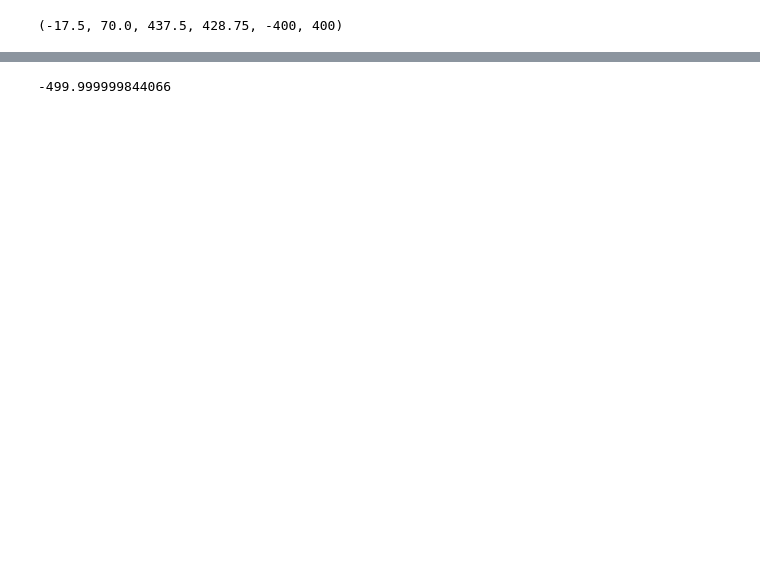
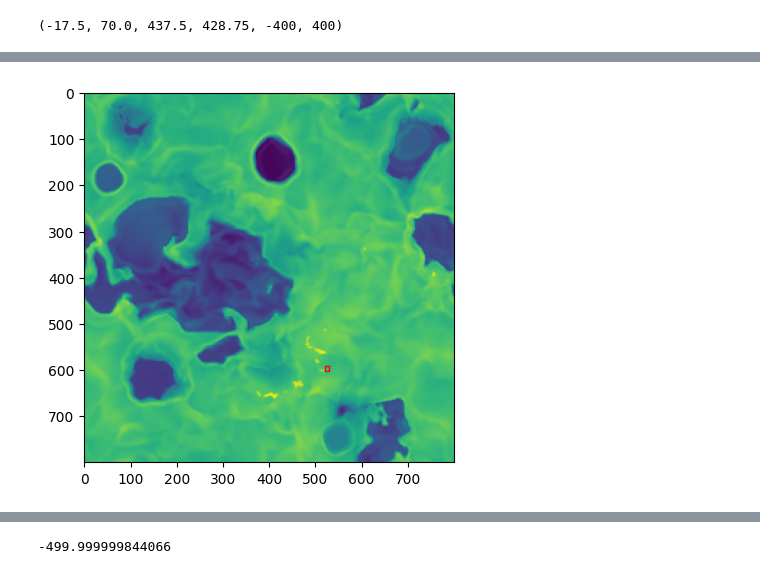
Before and after one commit to Joycelyn-Chen/Astro-Phase-Diagram, a Jupyter notebook: Scripts/tracing_SN_events.ipynb, the cells around one changed output, grey strips where cells are left out. Cells and saved outputs as stored; diff of their text form; code cells hidden in the pictures; blank space fills up the shorter version.

Commit message:
identified an explosion case, find it bizarre to not be within the low density region

```diff
--- a/Scripts/tracing_SN_events.ipynb
+++ b/Scripts/tracing_SN_events.ipynb
@@ -146,4 +122,22 @@ Data columns (total 10 columns):
  9   mass        96771 non-null  float64
 dtypes: float64(6), int64(4)
 memory usage: 7.4 MB
+# %%
+# convert seconds to Megayears
+def seconds_to_megayears(seconds):
+    return seconds / (1e6 * 365 * 24 * 3600)
+
+# Convert pixel value to pc
+def pixel2pc(pixel):
+    return (pixel * 10) / 8
+
+def cm2pc(cm):
+    return cm * 3.24077929e-19
+
+# filter the DataFrame
+def filter_data(df, range_coord):
+    return df[(df['posx_pc'] > range_coord[0]) & (df['posx_pc'] < range_coord[0] + range_coord[2]) & (df['posy_pc'] > range_coord[1]) & (df['posy_pc'] < range_coord[1] + range_coord[3]) & (df['posz_pc'] > range_coord[4] & (df['posz_pc'] < range_coord[5]))]
+
+def pc2pixel(pc):
+    return (pc * 8) / 10
 # %%
@@ -197,3 +213,29 @@ filtered_data
+# %%
+# convert the cube range to pc
+low_x0, low_y0, low_w, low_h = pc2pixel(150) + 400, pc2pixel(240) + 400, 10, 10
+
+
+
+# Visualize the selected region on image
+# plt.imshow(np.log10(obj["flash", "dens"][:,:,300].T[::-1]))
+# plt.colorbar()
+
+# Create figure and axes
+fig, ax = plt.subplots()
+
+
+# Display the image
+ax.imshow(np.log10(obj["flash", "dens"][:,:,530].T[::-1]))
+
+# Create a Rectangle patch
+rect = patches.Rectangle((low_x0, low_y0), low_w, low_h, linewidth=1,
+                         edgecolor='r', facecolor="none")
+
+# Add the patch to the Axes
+ax.add_patch(rect)
+plt.show()
+# %% [output]
+[figure, added]
 # %%
 filtered_data.drop_duplicates(subset=['posx_pc', 'n_tracer', 'n_SN'], keep='last')
 filtered_data
```
Also changed, not shown: parts of 7 cells of this notebook.
